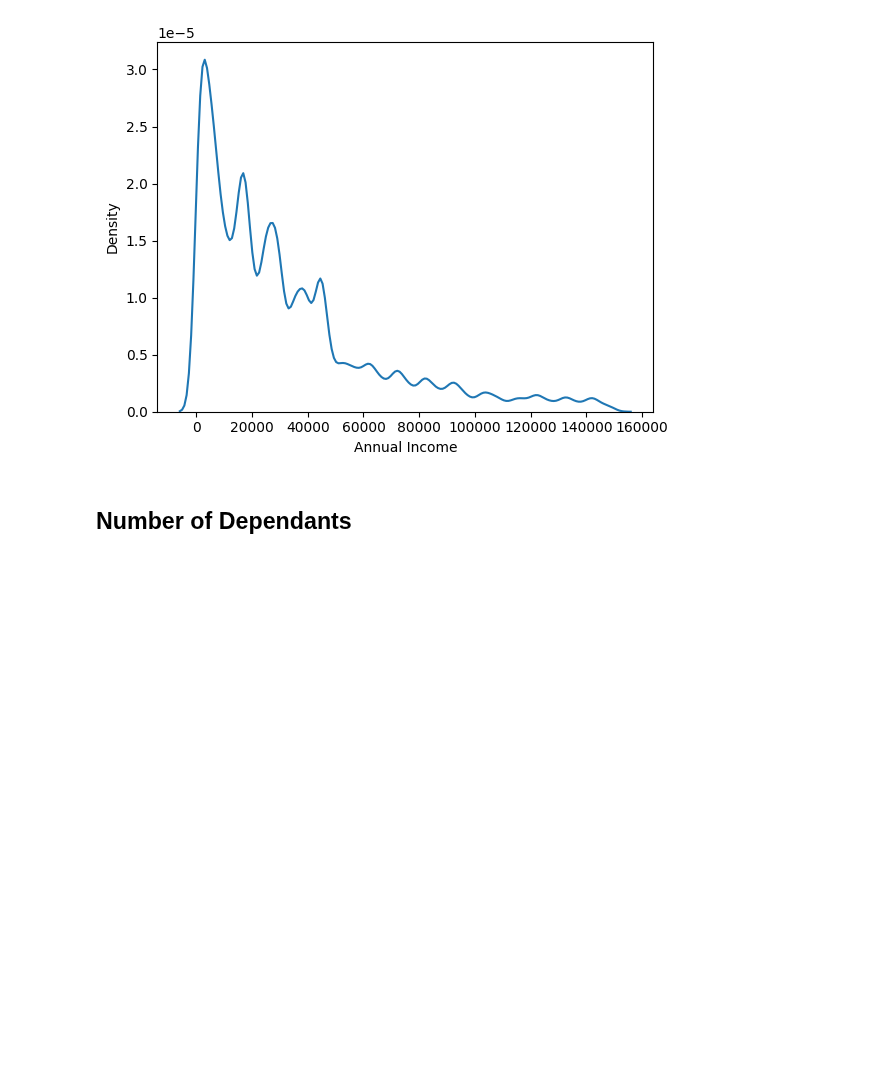
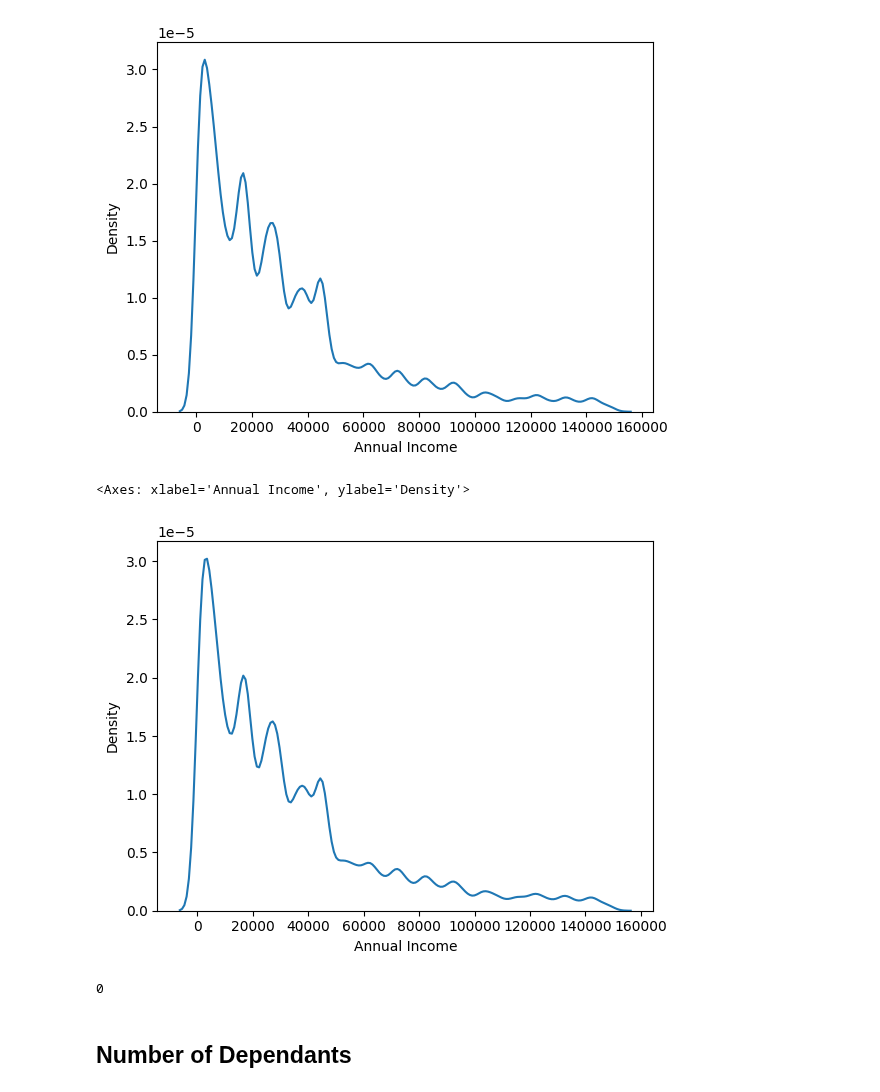
Before and after one commit to Anqi-Wang-aug/kaggle-competition-premium-regression, a Jupyter notebook: script.ipynb, the cells around one changed output. Saved outputs shown, nothing was run; the diff lists cells and outputs as text; code cells hidden in the pictures; blank space fills up the shorter version.

```diff
--- a/script.ipynb
+++ b/script.ipynb
@@ -251,5 +238,25 @@ sns.kdeplot(nonsecretship['Annual Income'])
 # %% [output]
 <Axes: xlabel='Annual Income', ylabel='Density'>
 [figure]
+# %%
+secret_income_test = test.loc[test['Marital Status']=='Other', 'Annual Income'].dropna()
+nonsecret_income_test =  test.loc[test['Marital Status']!='Other', 'Annual Income'].dropna()
+
+null_income_i = test[test['Annual Income'].isnull()].index.tolist()
+for i in null_income_i:
+    m_status = test.loc[i, 'Marital Status']
+    if m_status=='Other':
+        fill = np.random.choice(secret_income_test)
+    else:
+        fill  = np.random.choice(nonsecret_income_test)
+    test.loc[i, 'Annual Income'] = fill
+sns.kdeplot(test['Annual Income'])
+# %% [output]
+<Axes: xlabel='Annual Income', ylabel='Density'>
+[figure, added]
+# %%
+X['Annual Income'].isnull().sum()
+# %% [output]
+0
 # %% [markdown]
 ## Number of Dependants
```
Also changed, not shown: parts of 7 cells of this notebook.
